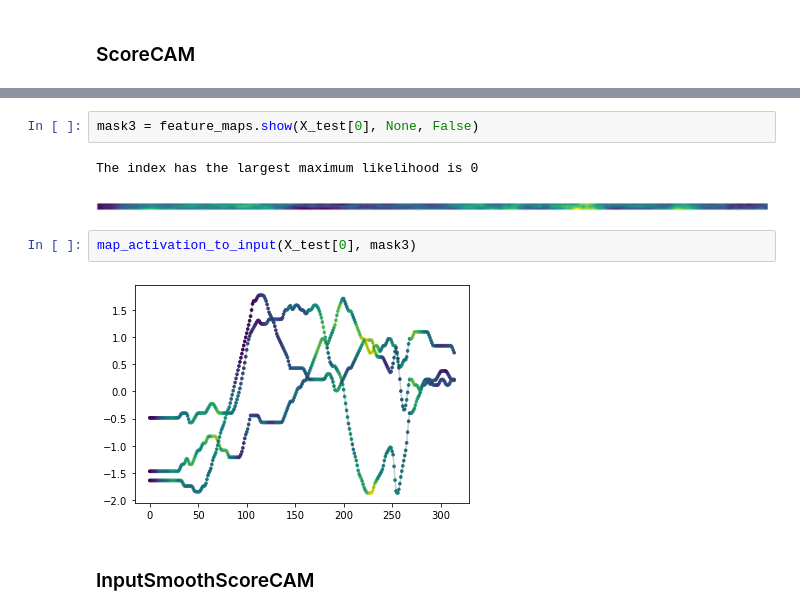
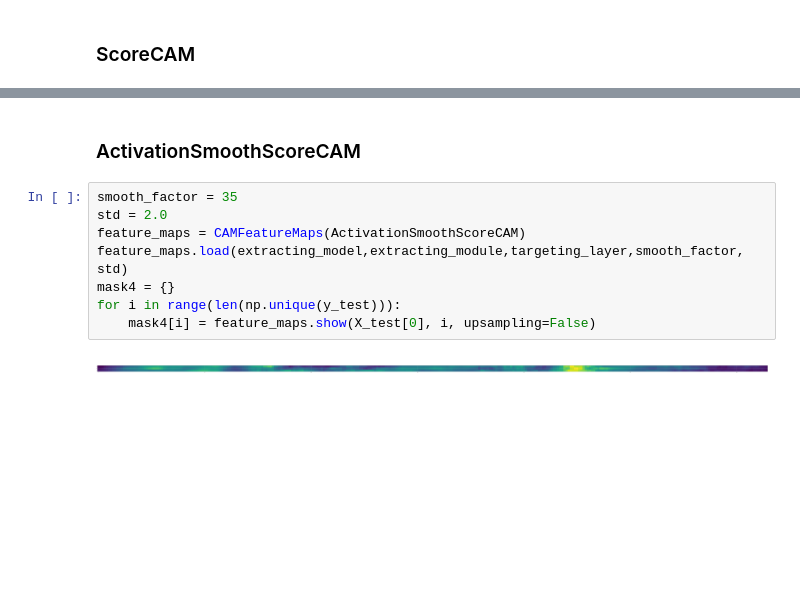
Before and after one commit to duyanhpham-brs/XAI-Multivariate-Time-Series, a Jupyter notebook: XAI_models_evaluation.ipynb, the cells around one changed output, grey strips where cells are left out. Saved outputs shown, nothing was run; the diff lists cells and outputs as text; blank space fills up the shorter version.

```diff
--- a/XAI_models_evaluation.ipynb
+++ b/XAI_models_evaluation.ipynb
@@ -314,11 +323,12 @@ for i in range(len(np.unique(y_test))):
-# %%
-mask3 = feature_maps.show(X_test[0], None, False)
-# %% [output]
-The index has the largest maximum likelihood is 0
-[figure, removed]
-# %%
-map_activation_to_input(X_test[0], mask3)
-# %% [output]
-[figure, removed]
-# %% [markdown]
-### InputSmoothScoreCAM
+# %% [markdown]
+### ActivationSmoothScoreCAM
+# %%
+smooth_factor = 35
+std = 2.0
+feature_maps = CAMFeatureMaps(ActivationSmoothScoreCAM)
+feature_maps.load(extracting_model,extracting_module,targeting_layer,smooth_factor, std)
+mask4 = {}
+for i in range(len(np.unique(y_test))):
+    mask4[i] = feature_maps.show(X_test[0], i, upsampling=False)
+# %% [output]
+[figure, added]
```
Also changed, not shown: parts of 29 cells of this notebook, 3 other files.
